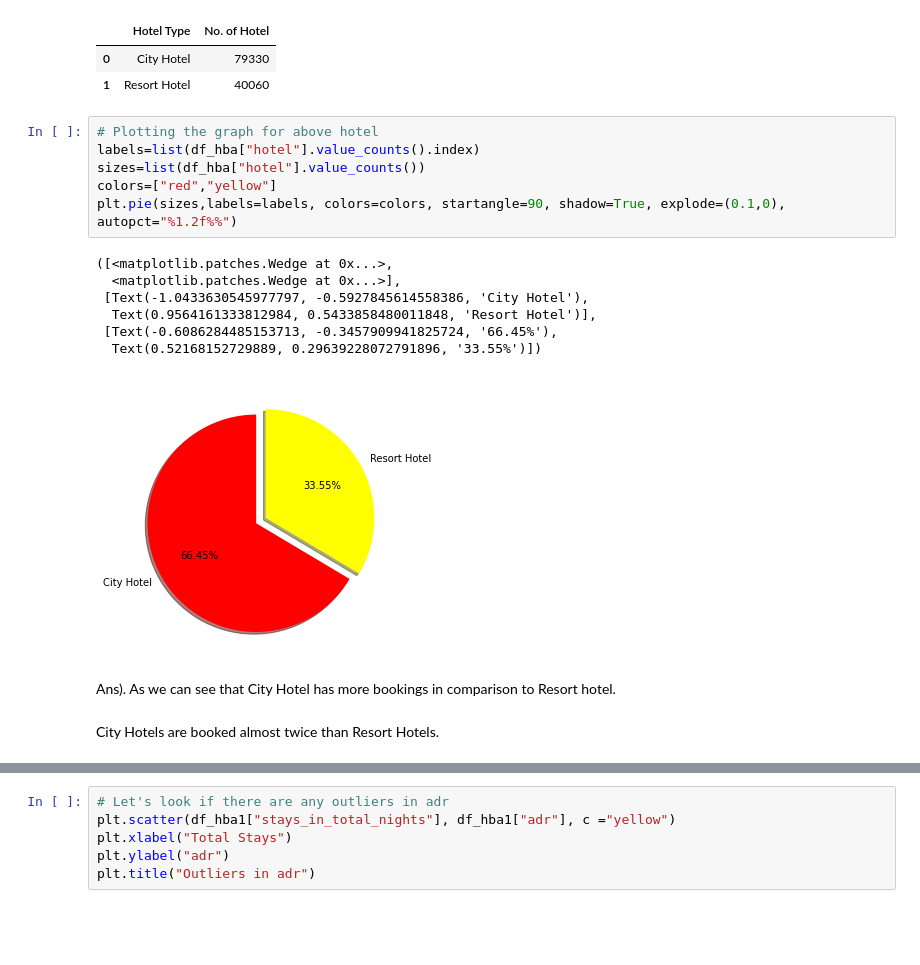
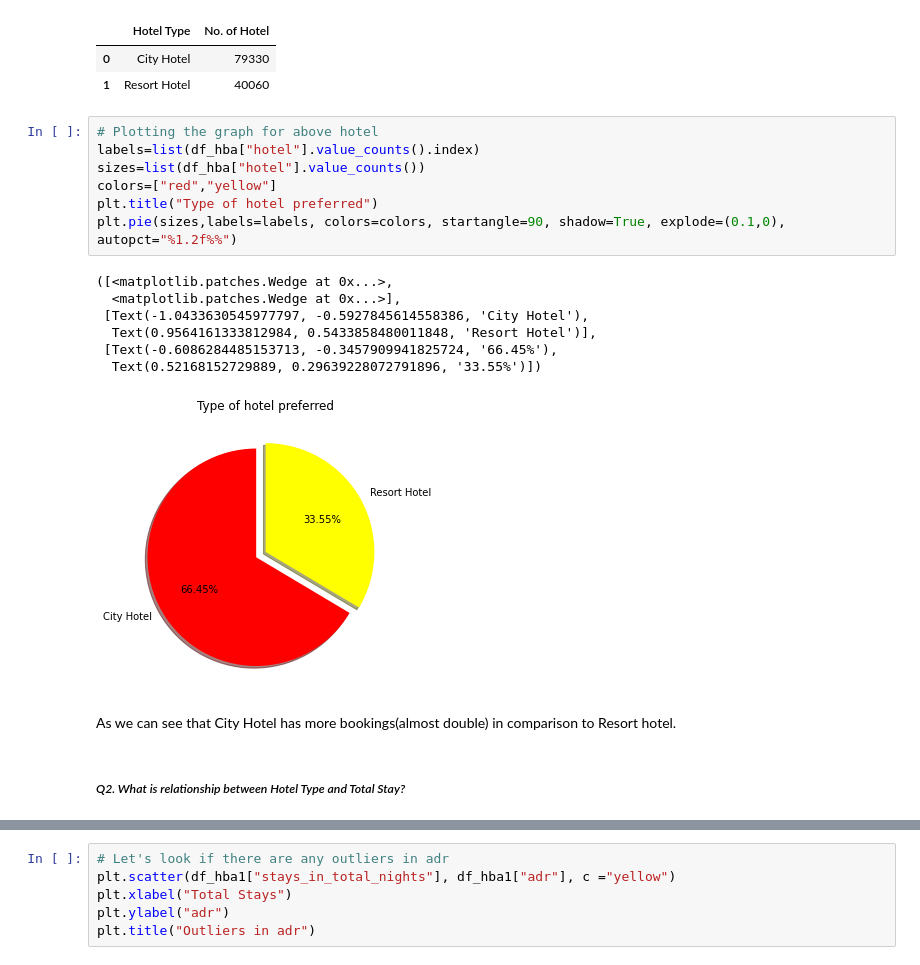
Before and after one commit to SinghUjjwal9/Hotel-Booking-Analysis-EDA, a Jupyter notebook: HotelBookingAnalysisEDA(Ujjwal_Ajit_Singh,_Cohort_Hudson).ipynb, the cells around one changed output, grey strips where cells are left out. Saved outputs shown, nothing was run; the diff lists cells and outputs as text; blank space fills up the shorter version.

```diff
--- a/HotelBookingAnalysisEDA(Ujjwal_Ajit_Singh,_Cohort_Hudson).ipynb
+++ b/HotelBookingAnalysisEDA(Ujjwal_Ajit_Singh,_Cohort_Hudson).ipynb
@@ -469,18 +467,19 @@ df_hba["hotel"].value_counts().reset_index().rename(columns = {"index" : "Hotel
 # %%
 # Plotting the graph for above hotel
 labels=list(df_hba["hotel"].value_counts().index)
 sizes=list(df_hba["hotel"].value_counts())
 colors=["red","yellow"]
+plt.title("Type of hotel preferred")
 plt.pie(sizes,labels=labels, colors=colors, startangle=90, shadow=True, explode=(0.1,0), autopct="%1.2f%%")
 # %% [output]
 ([<matplotlib.patches.Wedge at 0x...>,
   <matplotlib.patches.Wedge at 0x...>],
  [Text(-1.0433630545977797, -0.5927845614558386, 'City Hotel'),
   Text(0.9564161333812984, 0.5433858480011848, 'Resort Hotel')],
  [Text(-0.6086284485153713, -0.3457909941825724, '66.45%'),
   Text(0.52168152729889, 0.29639228072791896, '33.55%')])
-[figure, old version]
+[figure, new version]
 # %% [markdown]
-Ans). As we can see that City Hotel has more bookings in comparison to Resort hotel.
+As we can see that City Hotel has more bookings(almost double) in comparison to Resort hotel.
-# %% [markdown]
-City Hotels are booked almost twice than Resort Hotels.
+# %% [markdown]
+##### <i> Q2. What is relationship between Hotel Type and Total Stay?
```
Also changed, not shown: parts of 60 cells of this notebook.
